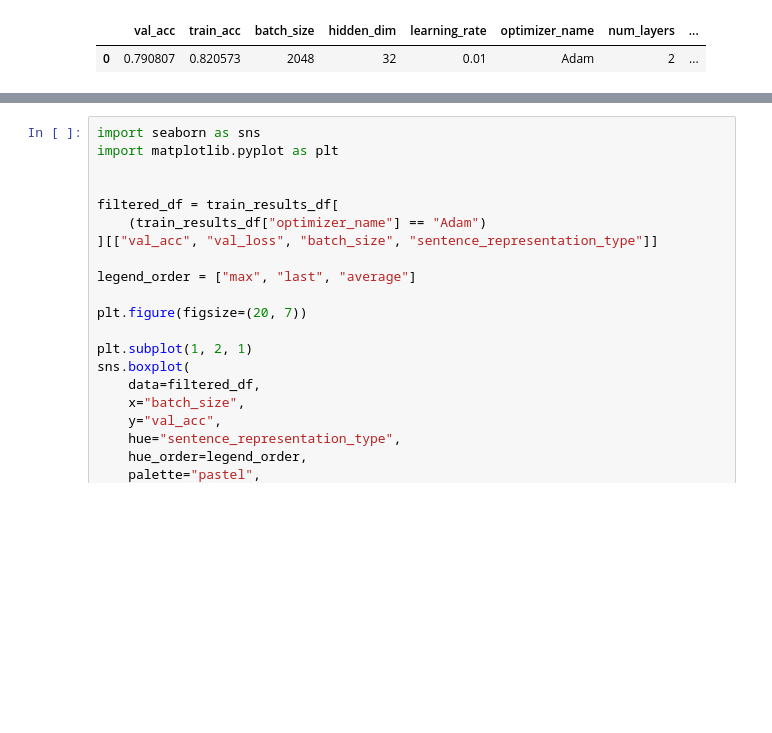
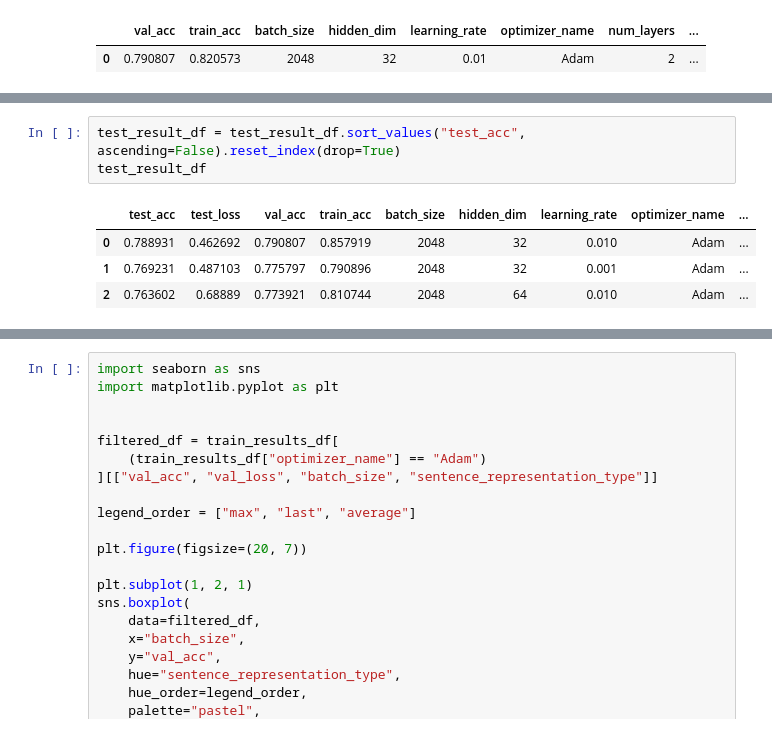
Before and after one commit to xJQx/sc4002-nlp-sentiment-classification, a Jupyter notebook: part2.ipynb, the cells around one changed output, grey strips where cells are left out. Cells and saved outputs as stored; diff of their text form; blank space fills up the shorter version.

```diff
--- a/part2.ipynb
+++ b/part2.ipynb
@@ -207,0 +256,8 @@ best_rnn_model_configuration
+# %%
+test_result_df = test_result_df.sort_values("test_acc", ascending=False).reset_index(drop=True)
+test_result_df
+# %% [output]
+|  | test_acc | test_loss | val_acc | train_acc | batch_size | hidden_dim | learning_rate | optimizer_name | ... |
+| 0 | 0.788931 | 0.462692 | 0.790807 | 0.857919 | 2048 | 32 | 0.010 | Adam | ... |
+| 1 | 0.769231 | 0.487103 | 0.775797 | 0.790896 | 2048 | 32 | 0.001 | Adam | ... |
+| 2 | 0.763602 | 0.68889 | 0.773921 | 0.810744 | 2048 | 64 | 0.010 | Adam | ... |
```
Also changed, not shown: parts of 7 cells of this notebook.
